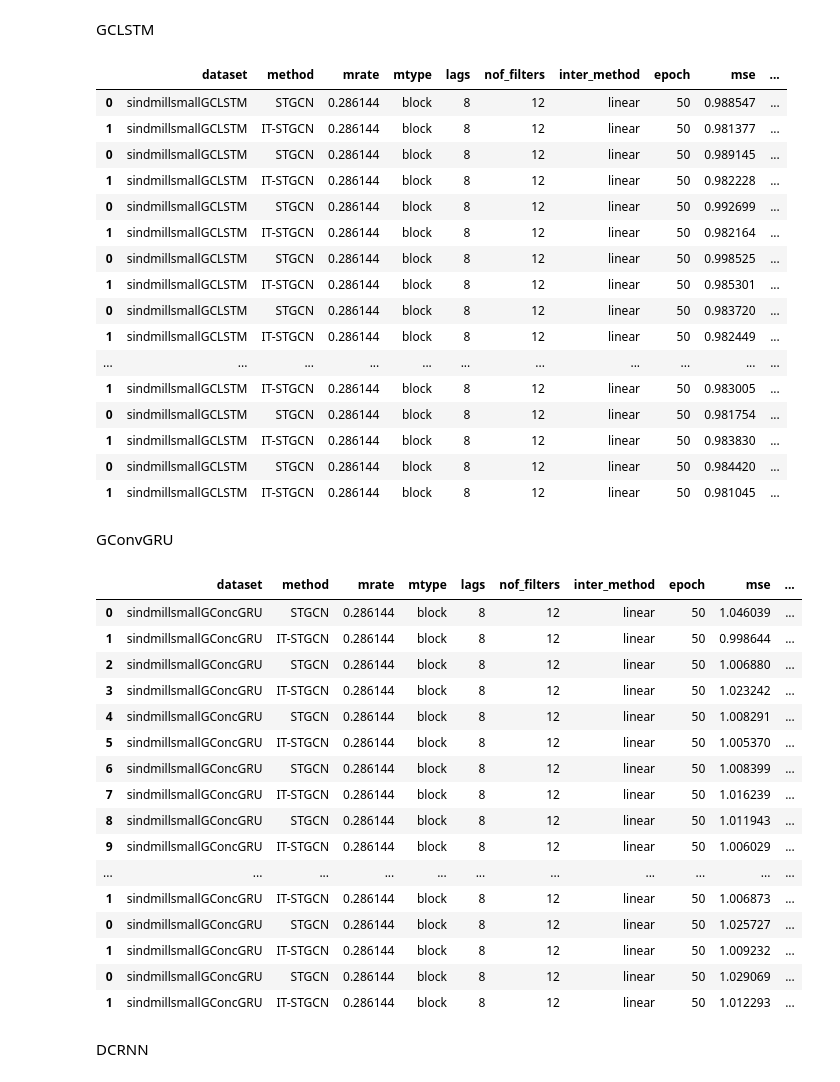
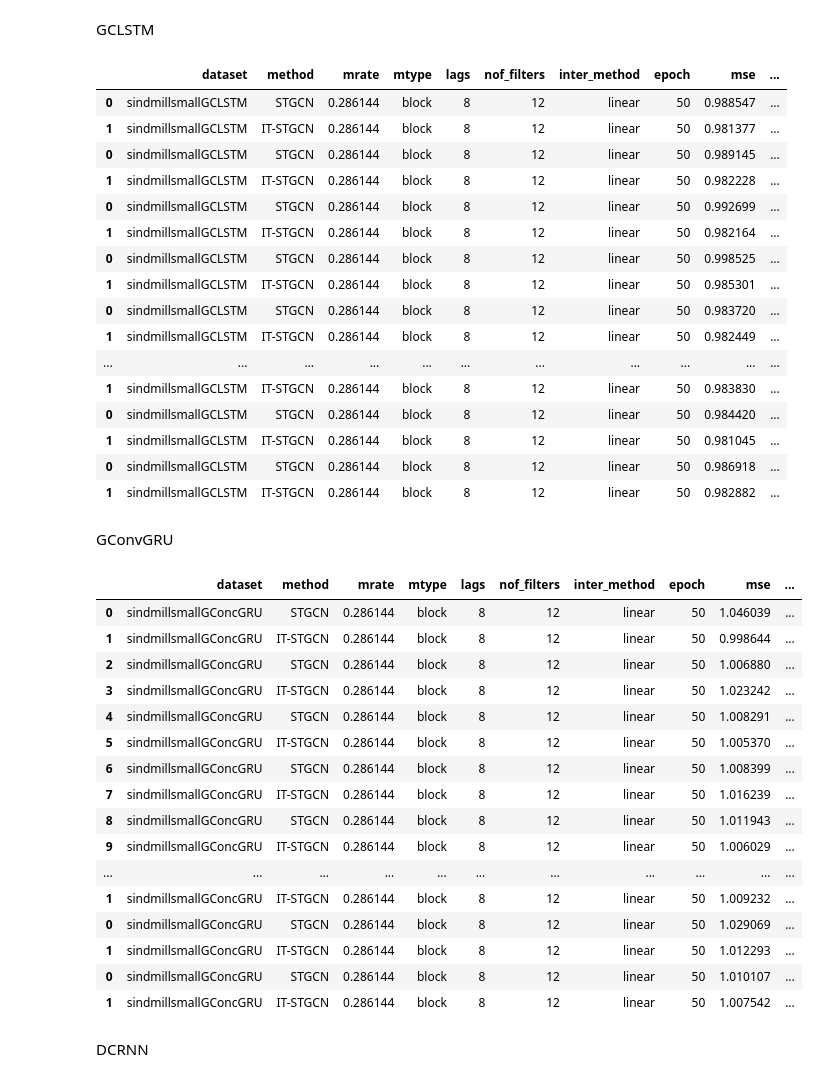
Before and after one commit to seoyeonc/ITTGNN_blog, a Jupyter notebook: posts/2_research/done.ipynb, the cells around one changed output. Drawn from its saved outputs; the diff is of its cells as text; code cells hidden in the pictures.

```diff
--- a/posts/2_research/done.ipynb
+++ b/posts/2_research/done.ipynb
@@ -92,38 +93,39 @@ GCLSTM
 pd.concat([pd.read_csv('./simulation_results/2024-02-25_01-56-18.csv'), # 1
            pd.read_csv('./simulation_results/2024-02-25_21-45-51.csv'), # 2
            pd.read_csv('./simulation_results/2024-02-26_16-26-55.csv'), # 3
            pd.read_csv('./simulation_results/2024-02-27_07-25-35.csv'), # 4
            pd.read_csv('./simulation_results/2024-02-29_07-57-46.csv'), # 5
            pd.read_csv('./simulation_results/2024-02-29_22-33-16.csv'), # 6
            pd.read_csv('./simulation_results/2024-03-01_13-11-27.csv'), # 7
            pd.read_csv('./simulation_results/2024-03-02_03-46-31.csv'), # 8
            pd.read_csv('./simulation_results/2024-03-02_18-06-47.csv'), # 9
            pd.read_csv('./simulation_results/2024-03-03_08-23-50.csv'), # 10
            pd.read_csv('./simulation_results/2024-03-03_22-37-18.csv'), # 11
            pd.read_csv('./simulation_results/2024-03-04_10-31-53.csv'), # 12
            pd.read_csv('./simulation_results/2024-03-04_21-17-46.csv'), # 13
            pd.read_csv('./simulation_results/2024-03-05_09-39-49.csv'), # 14
            pd.read_csv('./simulation_results/2024-03-06_14-07-10.csv'), # 15
            pd.read_csv('./simulation_results/2024-03-07_01-57-28.csv'), # 16
+           pd.read_csv('./simulation_results/2024-03-08_03-34-59.csv'), # 17
           ]).assign(model='GCLSTM')
 # %% [output]
 |  | dataset | method | mrate | mtype | lags | nof_filters | inter_method | epoch | mse | ... |
 | 0 | sindmillsmallGCLSTM | STGCN | 0.286144 | block | 8 | 12 | linear | 50 | 0.988547 | ... |
 | 1 | sindmillsmallGCLSTM | IT-STGCN | 0.286144 | block | 8 | 12 | linear | 50 | 0.981377 | ... |
 | 0 | sindmillsmallGCLSTM | STGCN | 0.286144 | block | 8 | 12 | linear | 50 | 0.989145 | ... |
 | 1 | sindmillsmallGCLSTM | IT-STGCN | 0.286144 | block | 8 | 12 | linear | 50 | 0.982228 | ... |
 | 0 | sindmillsmallGCLSTM | STGCN | 0.286144 | block | 8 | 12 | linear | 50 | 0.992699 | ... |
 | 1 | sindmillsmallGCLSTM | IT-STGCN | 0.286144 | block | 8 | 12 | linear | 50 | 0.982164 | ... |
 | 0 | sindmillsmallGCLSTM | STGCN | 0.286144 | block | 8 | 12 | linear | 50 | 0.998525 | ... |
 | 1 | sindmillsmallGCLSTM | IT-STGCN | 0.286144 | block | 8 | 12 | linear | 50 | 0.985301 | ... |
 | 0 | sindmillsmallGCLSTM | STGCN | 0.286144 | block | 8 | 12 | linear | 50 | 0.983720 | ... |
 | 1 | sindmillsmallGCLSTM | IT-STGCN | 0.286144 | block | 8 | 12 | linear | 50 | 0.982449 | ... |
 | ... | ... | ... | ... | ... | ... | ... | ... | ... | ... | ... |
-| 1 | sindmillsmallGCLSTM | IT-STGCN | 0.286144 | block | 8 | 12 | linear | 50 | 0.983005 | ... |
-| 0 | sindmillsmallGCLSTM | STGCN | 0.286144 | block | 8 | 12 | linear | 50 | 0.981754 | ... |
 | 1 | sindmillsmallGCLSTM | IT-STGCN | 0.286144 | block | 8 | 12 | linear | 50 | 0.983830 | ... |
 | 0 | sindmillsmallGCLSTM | STGCN | 0.286144 | block | 8 | 12 | linear | 50 | 0.984420 | ... |
 | 1 | sindmillsmallGCLSTM | IT-STGCN | 0.286144 | block | 8 | 12 | linear | 50 | 0.981045 | ... |
+| 0 | sindmillsmallGCLSTM | STGCN | 0.286144 | block | 8 | 12 | linear | 50 | 0.986918 | ... |
+| 1 | sindmillsmallGCLSTM | IT-STGCN | 0.286144 | block | 8 | 12 | linear | 50 | 0.982882 | ... |
 # %% [markdown]
 GConvGRU
 # %%
@@ -131,6 +133,7 @@ pd.concat([pd.read_csv('./simulation_results/windmillsmall_block_186_GConcGRU.cs
            pd.read_csv('./simulation_results/2024-03-06_09-57-41.csv'), # 15
            pd.read_csv('./simulation_results/2024-03-06_23-23-04.csv'), # 16
            pd.read_csv('./simulation_results/2024-03-07_13-14-28.csv'), # 17
+           pd.read_csv('./simulation_results/2024-03-08_05-30-38.csv'), # 18
           ]).assign(model = 'GConvGRU')
 # %% [output]
 |  | dataset | method | mrate | mtype | lags | nof_filters | inter_method | epoch | mse | ... |
@@ -145,11 +148,11 @@ pd.concat([pd.read_csv('./simulation_results/windmillsmall_block_186_GConcGRU.cs
 | 8 | sindmillsmallGConcGRU | STGCN | 0.286144 | block | 8 | 12 | linear | 50 | 1.011943 | ... |
 | 9 | sindmillsmallGConcGRU | IT-STGCN | 0.286144 | block | 8 | 12 | linear | 50 | 1.006029 | ... |
 | ... | ... | ... | ... | ... | ... | ... | ... | ... | ... | ... |
-| 1 | sindmillsmallGConcGRU | IT-STGCN | 0.286144 | block | 8 | 12 | linear | 50 | 1.006873 | ... |
-| 0 | sindmillsmallGConcGRU | STGCN | 0.286144 | block | 8 | 12 | linear | 50 | 1.025727 | ... |
 | 1 | sindmillsmallGConcGRU | IT-STGCN | 0.286144 | block | 8 | 12 | linear | 50 | 1.009232 | ... |
 | 0 | sindmillsmallGConcGRU | STGCN | 0.286144 | block | 8 | 12 | linear | 50 | 1.029069 | ... |
 | 1 | sindmillsmallGConcGRU | IT-STGCN | 0.286144 | block | 8 | 12 | linear | 50 | 1.012293 | ... |
+| 0 | sindmillsmallGConcGRU | STGCN | 0.286144 | block | 8 | 12 | linear | 50 | 1.010107 | ... |
+| 1 | sindmillsmallGConcGRU | IT-STGCN | 0.286144 | block | 8 | 12 | linear | 50 | 1.007542 | ... |
 # %% [markdown]
 DCRNN
 # %%
```
Also changed, not shown: parts of 9 cells of this notebook, 10 other files.
